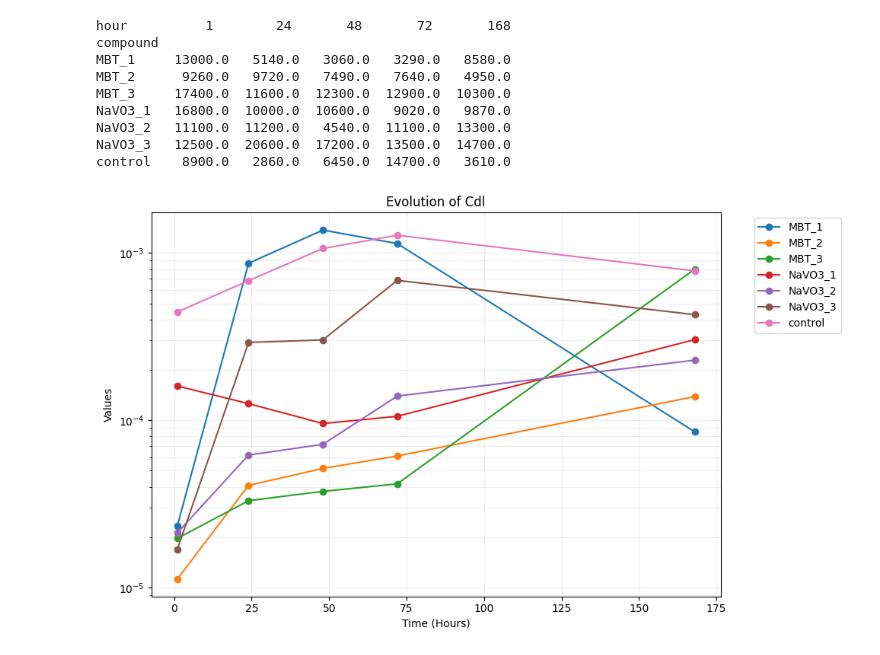
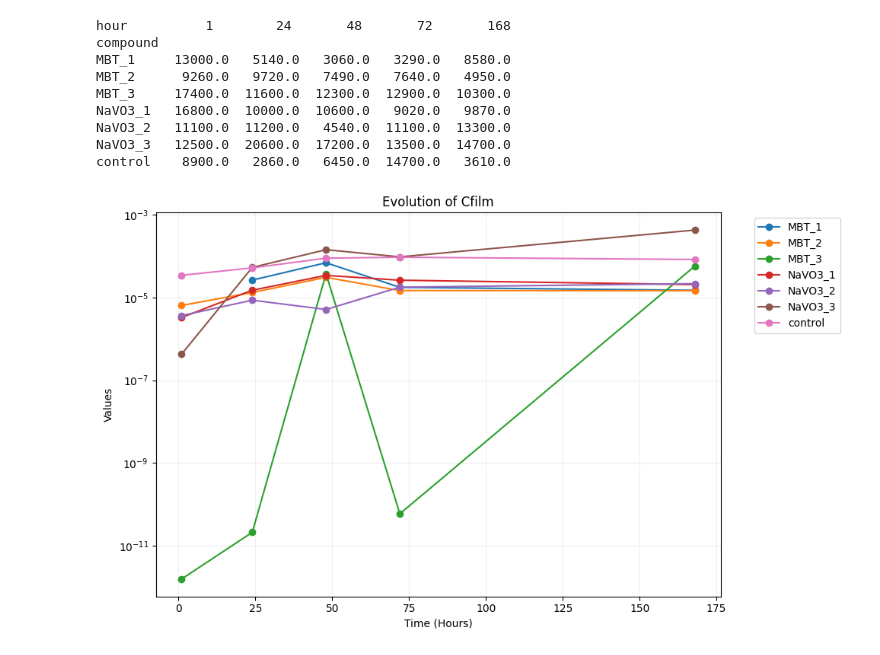
Before and after one commit to AlexandreCauvel/PEA, a Jupyter notebook: code/parameter_plotter/Plotter_params.ipynb, the cells around one changed output. Saved outputs shown, nothing was run; the diff lists cells and outputs as text; code cells hidden in the pictures.

```diff
--- a/code/parameter_plotter/Plotter_params.ipynb
+++ b/code/parameter_plotter/Plotter_params.ipynb
@@ -386,24 +386,24 @@ NaVO3_2   11100.0  11200.0   4540.0  11100.0  13300.0
 NaVO3_3   12500.0  20600.0  17200.0  13500.0  14700.0
 control    8900.0   2860.0   6450.0  14700.0   3610.0
 # %%
-element = 'Cdl'
+element = 'Cfilm'
 df_r1 = df_pivot.xs(element, level='element')
 plt.figure(figsize=(10, 6))
 hours = df_r1.columns.values
 
 for compound in df_r1.index:
     # Use .dropna() if you want the lines to connect across NaN values
     y_values = df_r1.loc[compound].values
     plt.plot(hours, y_values, marker='o', label=compound)
 
 plt.title(f"Evolution of {element}")
 plt.xlabel("Time (Hours)")
 plt.ylabel("Values")
 plt.yscale('log')  # Recommended because your values range from 10^-6 to 10^2
 plt.legend(bbox_to_anchor=(1.05, 1), loc='upper left') # Move legend outside
 plt.grid(True, which="both", ls="-", alpha=0.2)
 plt.tight_layout()
 #plt.savefig(f'{element}.png',dpi = 500)
 plt.show()
 # %% [output]
-[figure, old version]
+[figure, new version]
```
Also changed, not shown: parts of 1 cell of this notebook, 53 other files.
